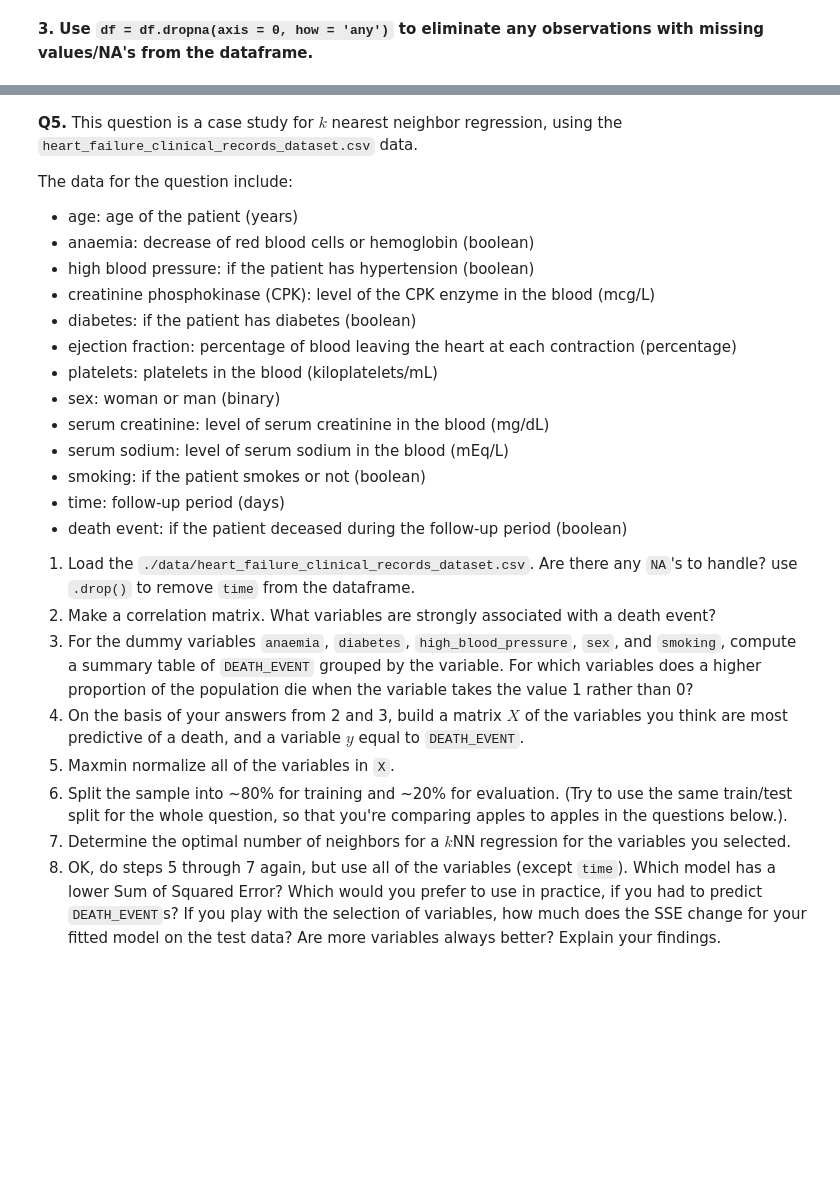
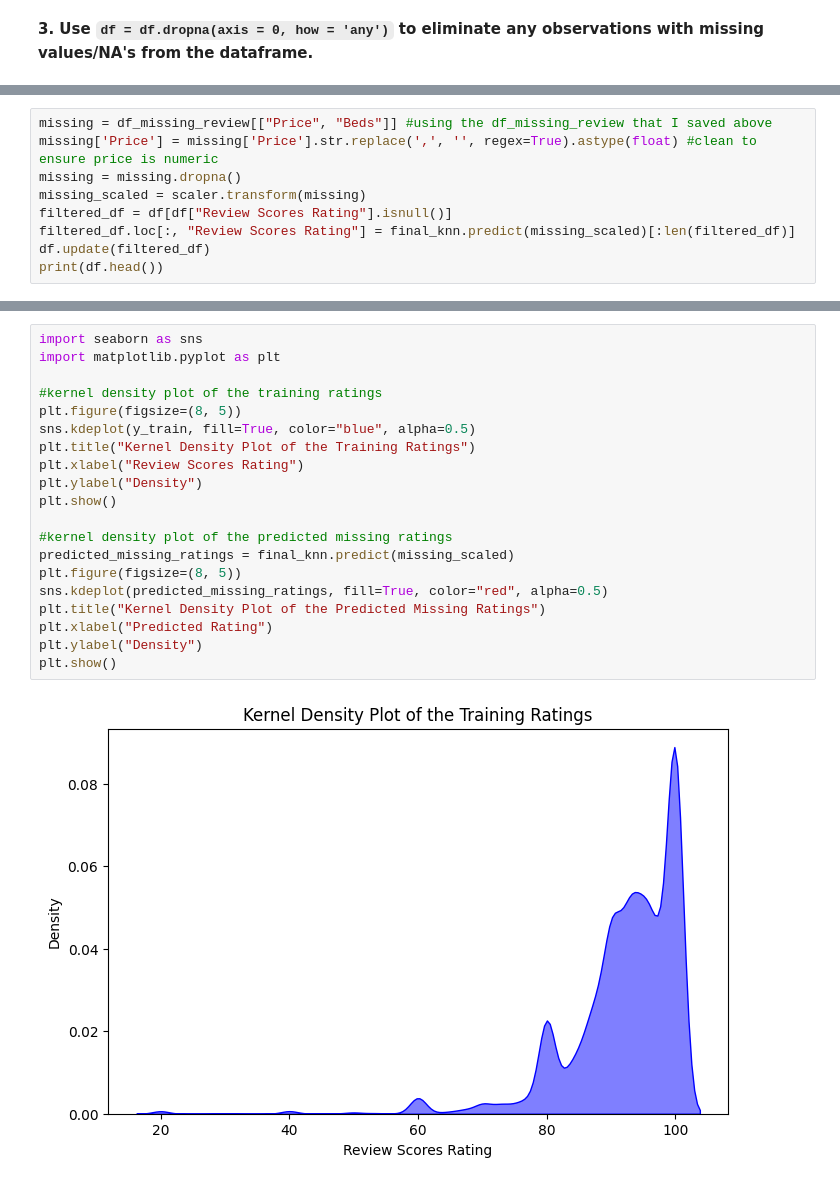
Before and after one commit to norawik/knn, a Jupyter notebook: assignment/assignment_knn.ipynb, the cells around one changed output, grey strips where cells are left out. Drawn from its saved outputs; the diff is of its cells as text; blank space fills up the shorter version.

```diff
--- a/assignment/assignment_knn.ipynb
+++ b/assignment/assignment_knn.ipynb
@@ -78,0 +130,9 @@ df = df.dropna(subset=["Review Scores Rating"])
+# %%
+missing = df_missing_review[["Price", "Beds"]] #using the df_missing_review that I saved above
+missing['Price'] = missing['Price'].str.replace(',', '', regex=True).astype(float) #clean to ensure price is numeric
+missing = missing.dropna()
+missing_scaled = scaler.transform(missing)
+filtered_df = df[df["Review Scores Rating"].isnull()]
+filtered_df.loc[:, "Review Scores Rating"] = final_knn.predict(missing_scaled)[:len(filtered_df)]
+df.update(filtered_df)
+print(df.head())
@@ -128,27 +155,22 @@ The data consists of a label, `mine_type`, taking integer values 1 to 5, and thr
-# %% [markdown]
-**Q5.** This question is a case study for $k$ nearest neighbor regression, using the `heart_failure_clinical_records_dataset.csv` data.
-
-The data for the question include:
-
-- age: age of the patient (years)
-- anaemia: decrease of red blood cells or hemoglobin (boolean)
-- high blood pressure: if the patient has hypertension (boolean)
-- creatinine phosphokinase (CPK): level of the CPK enzyme in the blood (mcg/L)
-- diabetes: if the patient has diabetes (boolean)
-- ejection fraction: percentage of blood leaving the heart at each contraction (percentage)
-- platelets: platelets in the blood (kiloplatelets/mL)
-- sex: woman or man (binary)
-- serum creatinine: level of serum creatinine in the blood (mg/dL)
-- serum sodium: level of serum sodium in the blood (mEq/L)
-- smoking: if the patient smokes or not (boolean)
-- time: follow-up period (days)
-- death event: if the patient deceased during the follow-up period (boolean)
-
-1. Load the `./data/heart_failure_clinical_records_dataset.csv`. Are there any `NA`'s to handle? use `.drop()` to remove `time` from the dataframe.
-2. Make a correlation matrix. What variables are strongly associated with a death event?
-3. For the dummy variables `anaemia`, `diabetes`, `high_blood_pressure`, `sex`, and `smoking`, compute a summary table of `DEATH_EVENT` grouped by the variable. For which variables does a higher proportion of the population die when the variable takes the value 1 rather than 0?
-4. On the basis of your answers from 2 and 3, build a matrix $X$ of the variables you think are most predictive of a death, and a variable $y$ equal to `DEATH_EVENT`.
-5. Maxmin normalize all of the variables in `X`.
-6. Split the sample into ~80% for training and ~20% for evaluation. (Try to use the same train/test split for the whole question, so that you're comparing apples to apples in the questions below.).
-7. Determine the optimal number of neighbors for a $k$NN regression for the variables you selected.
-8. OK, do steps 5 through 7 again, but use all of the variables (except `time`). Which model has a lower Sum of Squared Error? Which would you prefer to use in practice, if you had to predict `DEATH_EVENT`s? If you play with the selection of variables, how much does the SSE change for your fitted model on the test data? Are more variables always better? Explain your findings.
+# %%
+import seaborn as sns
+import matplotlib.pyplot as plt
+
+#kernel density plot of the training ratings
+plt.figure(figsize=(8, 5))
+sns.kdeplot(y_train, fill=True, color="blue", alpha=0.5)
+plt.title("Kernel Density Plot of the Training Ratings")
+plt.xlabel("Review Scores Rating")
+plt.ylabel("Density")
+plt.show()
+
+#kernel density plot of the predicted missing ratings
+predicted_missing_ratings = final_knn.predict(missing_scaled)
+plt.figure(figsize=(8, 5))
+sns.kdeplot(predicted_missing_ratings, fill=True, color="red", alpha=0.5)
+plt.title("Kernel Density Plot of the Predicted Missing Ratings")
+plt.xlabel("Predicted Rating")
+plt.ylabel("Density")
+plt.show()
+# %% [output]
+[figure, added]
```
Also changed, not shown: parts of 18 cells of this notebook.
